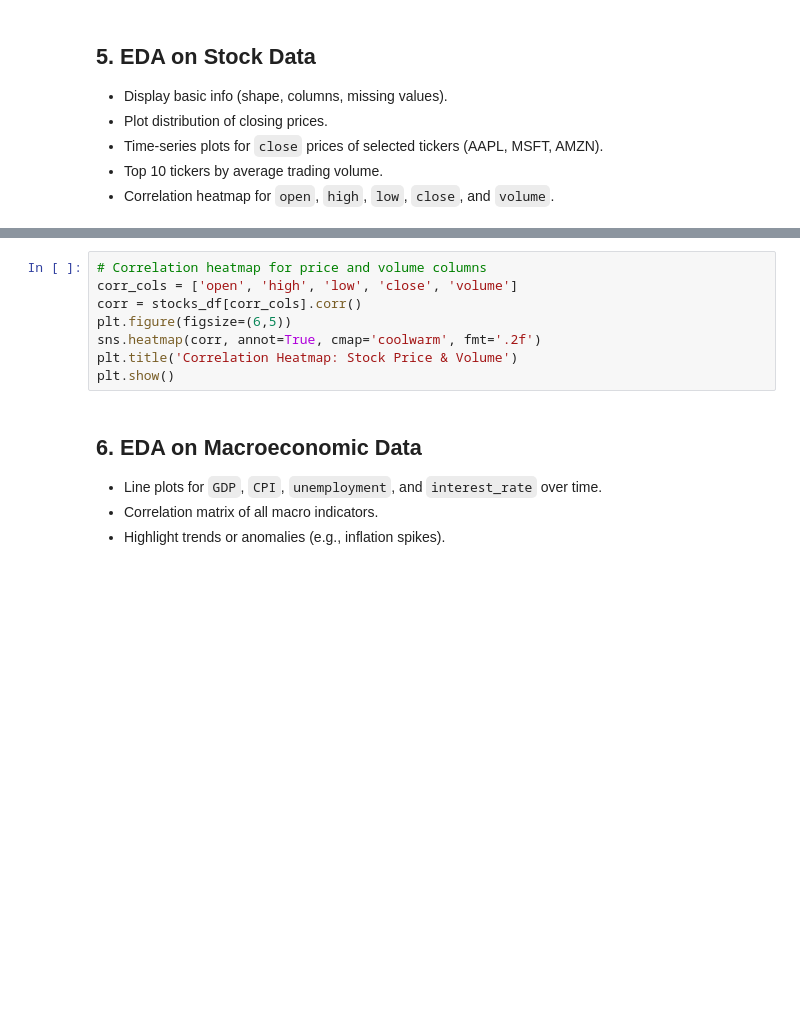
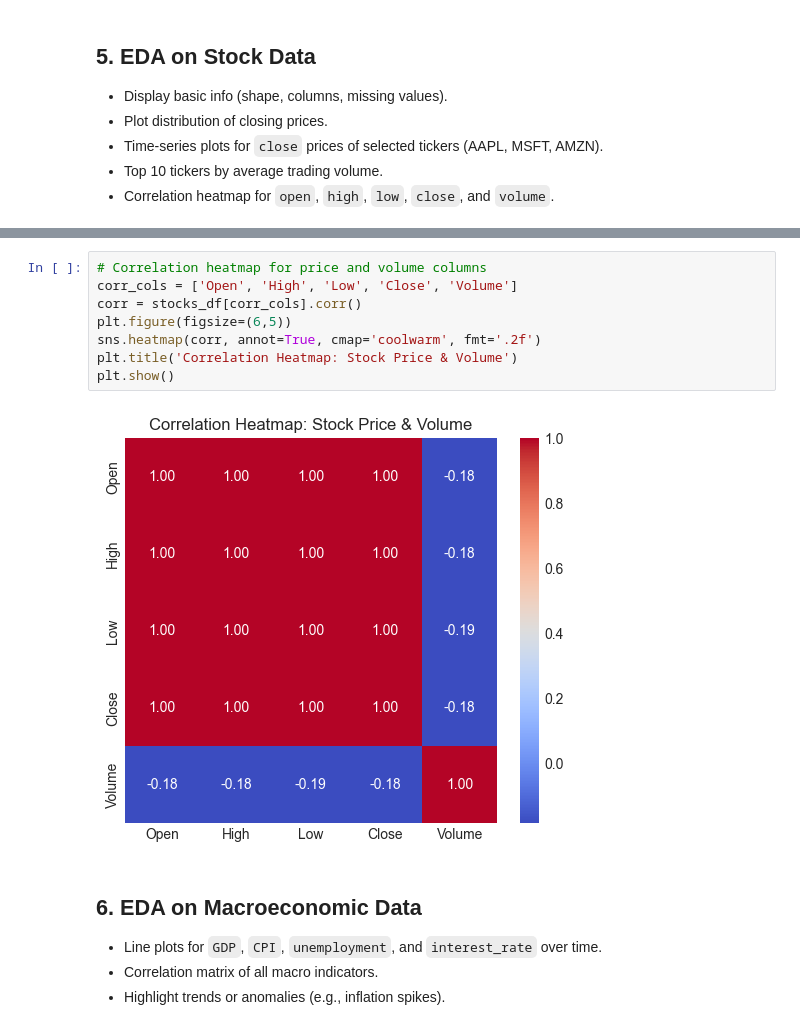
Before and after one commit to thepkcodes/SP500-Analysis-and-Prediction, a Jupyter notebook: notebooks/EDA.ipynb, the cells around one changed output, grey strips where cells are left out. Saved outputs shown, nothing was run; the diff lists cells and outputs as text; blank space fills up the shorter version.

```diff
--- a/notebooks/EDA.ipynb
+++ b/notebooks/EDA.ipynb
@@ -121,11 +163,13 @@ plt.show()
 # %%
 # Correlation heatmap for price and volume columns
-corr_cols = ['open', 'high', 'low', 'close', 'volume']
+corr_cols = ['Open', 'High', 'Low', 'Close', 'Volume']
 corr = stocks_df[corr_cols].corr()
 plt.figure(figsize=(6,5))
 sns.heatmap(corr, annot=True, cmap='coolwarm', fmt='.2f')
 plt.title('Correlation Heatmap: Stock Price & Volume')
 plt.show()
+# %% [output]
+[figure, added]
 # %% [markdown]
 ## 6. EDA on Macroeconomic Data
 
```
Also changed, not shown: parts of 21 cells of this notebook, 5 other files.
